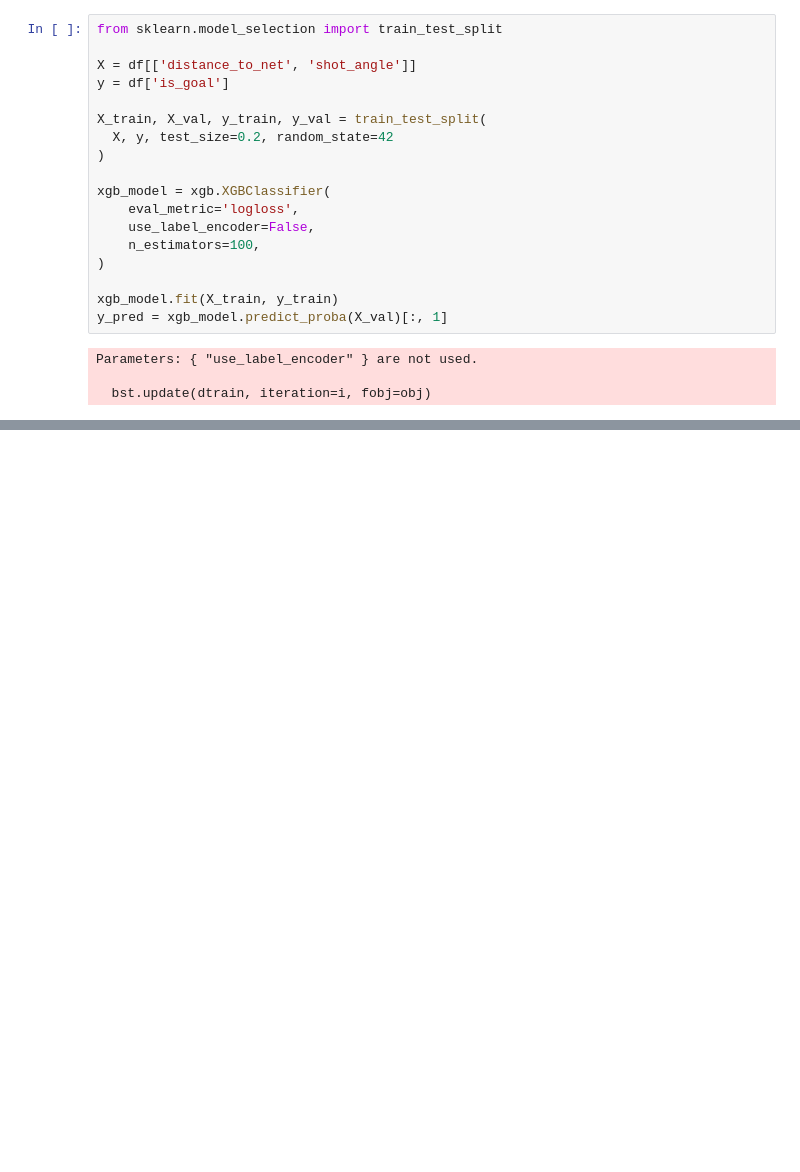
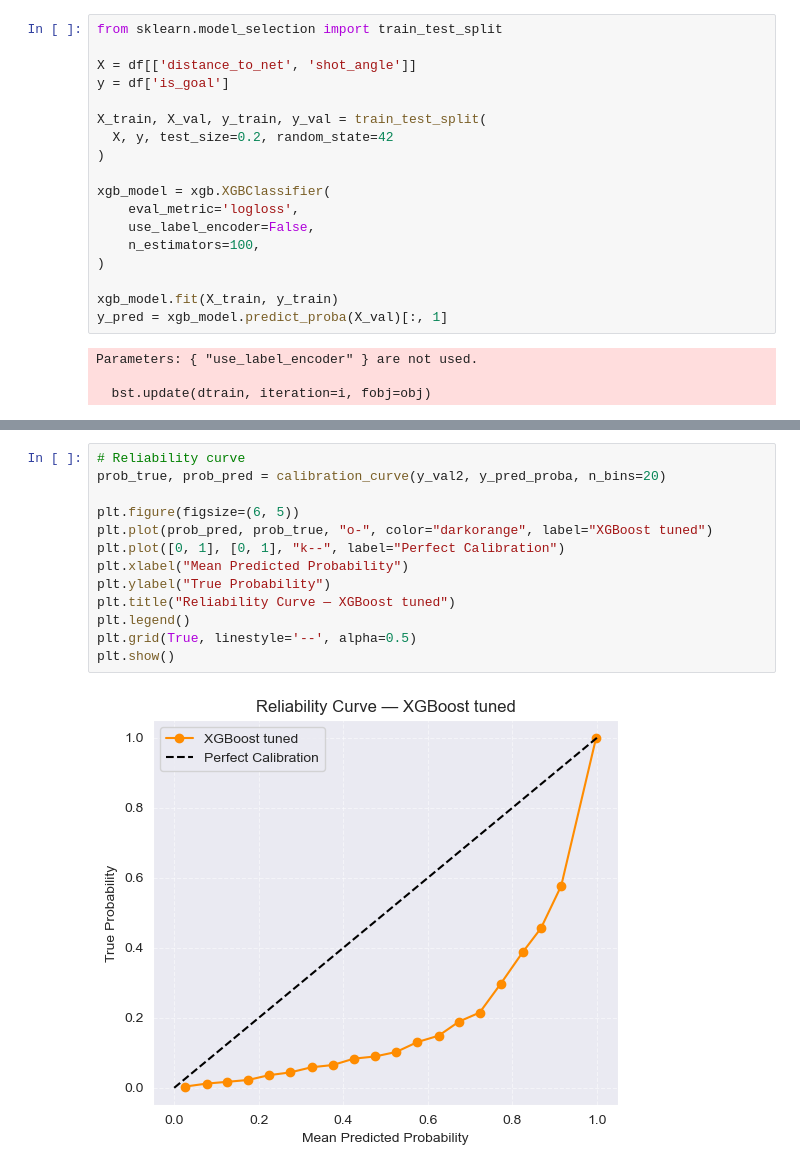
Before and after one commit to d1amondb0t/ift-6758-m1, a Jupyter notebook: notebooks/advanced_models.ipynb, the cells around one changed output, grey strips where cells are left out. Saved outputs shown, nothing was run; the diff lists cells and outputs as text; blank space fills up the shorter version.

```diff
--- a/notebooks/advanced_models.ipynb
+++ b/notebooks/advanced_models.ipynb
@@ -103,0 +286,15 @@ plt.show()
+# %%
+# Reliability curve
+prob_true, prob_pred = calibration_curve(y_val2, y_pred_proba, n_bins=20)
+
+plt.figure(figsize=(6, 5))
+plt.plot(prob_pred, prob_true, "o-", color="darkorange", label="XGBoost tuned")
+plt.plot([0, 1], [0, 1], "k--", label="Perfect Calibration")
+plt.xlabel("Mean Predicted Probability")
+plt.ylabel("True Probability")
+plt.title("Reliability Curve — XGBoost tuned")
+plt.legend()
+plt.grid(True, linestyle='--', alpha=0.5)
+plt.show()
+# %% [output]
+[figure, added]
```
Also changed, not shown: parts of 20 cells of this notebook, 3 other files.
